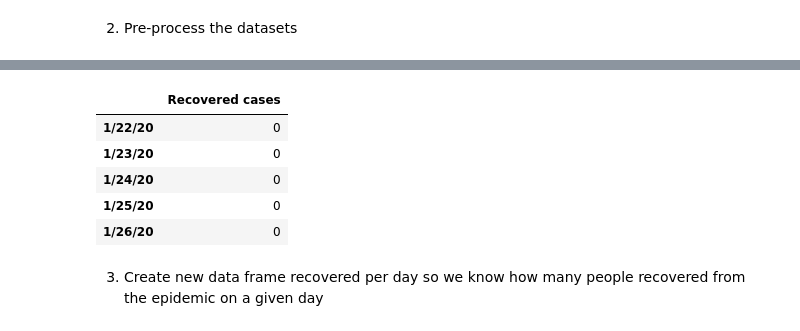
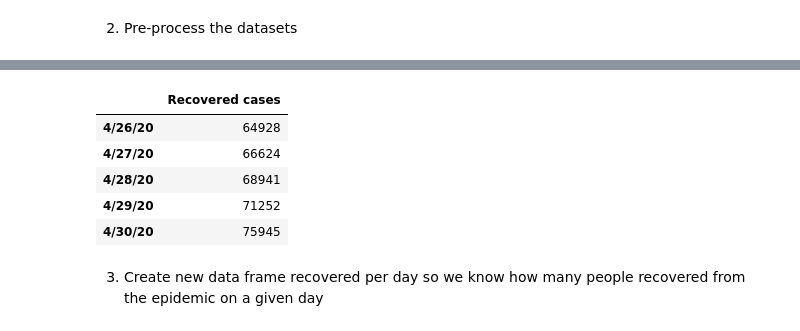
Before and after one commit to jeannechaverot/CovidForecasting, a Jupyter notebook: Find_parameters.ipynb, the cells around one changed output, grey strips where cells are left out. Drawn from its saved outputs; the diff is of its cells as text; code cells hidden in the pictures.

```diff
--- a/Find_parameters.ipynb
+++ b/Find_parameters.ipynb
@@ -26,16 +31,16 @@ def reformat(df, country, col_name):
 # %%
 recovered = reformat(recovered, 'Italy', 'Recovered cases')
 confirmed = reformat(confirmed, 'Italy', 'Confirmed cases')
 deaths = reformat(deaths, 'Italy', 'Deaths cases')
 
-recovered.head()
+recovered.tail()
 # %% [output]
 |  | Recovered cases |
-| 1/22/20 | 0 |
-| 1/23/20 | 0 |
-| 1/24/20 | 0 |
-| 1/25/20 | 0 |
-| 1/26/20 | 0 |
+| 4/26/20 | 64928 |
+| 4/27/20 | 66624 |
+| 4/28/20 | 68941 |
+| 4/29/20 | 71252 |
+| 4/30/20 | 75945 |
 # %% [markdown]
 3. Create new data frame recovered per day so we know how many people recovered from the epidemic on a given day
 # %% [markdown]
```
Also changed, not shown: parts of 50 cells of this notebook.
